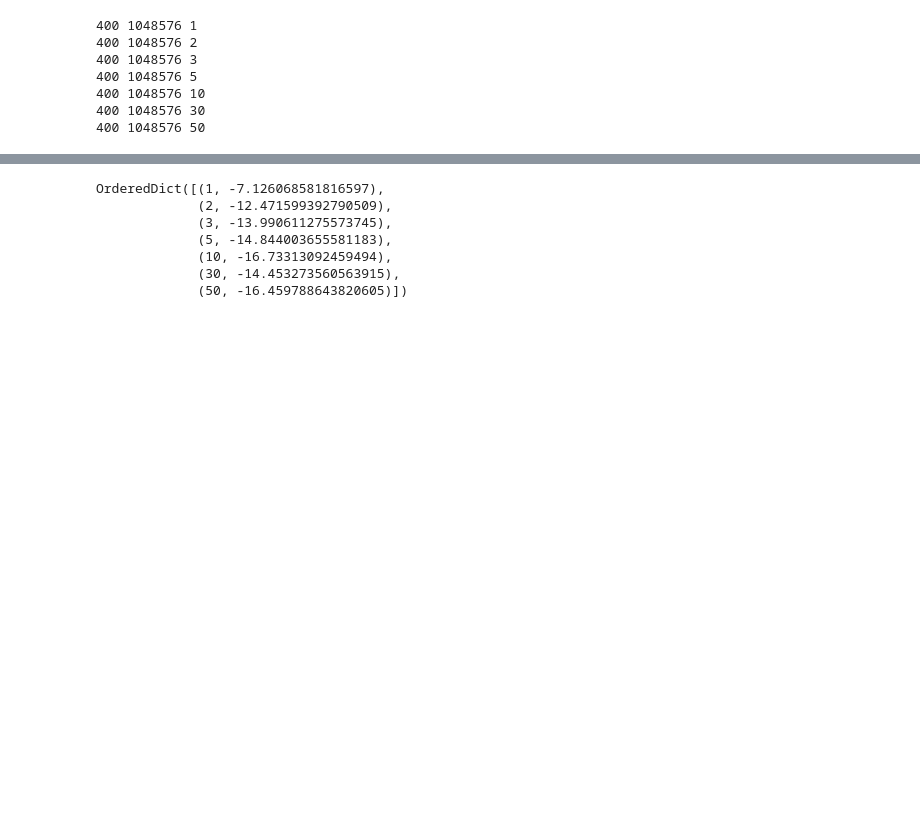
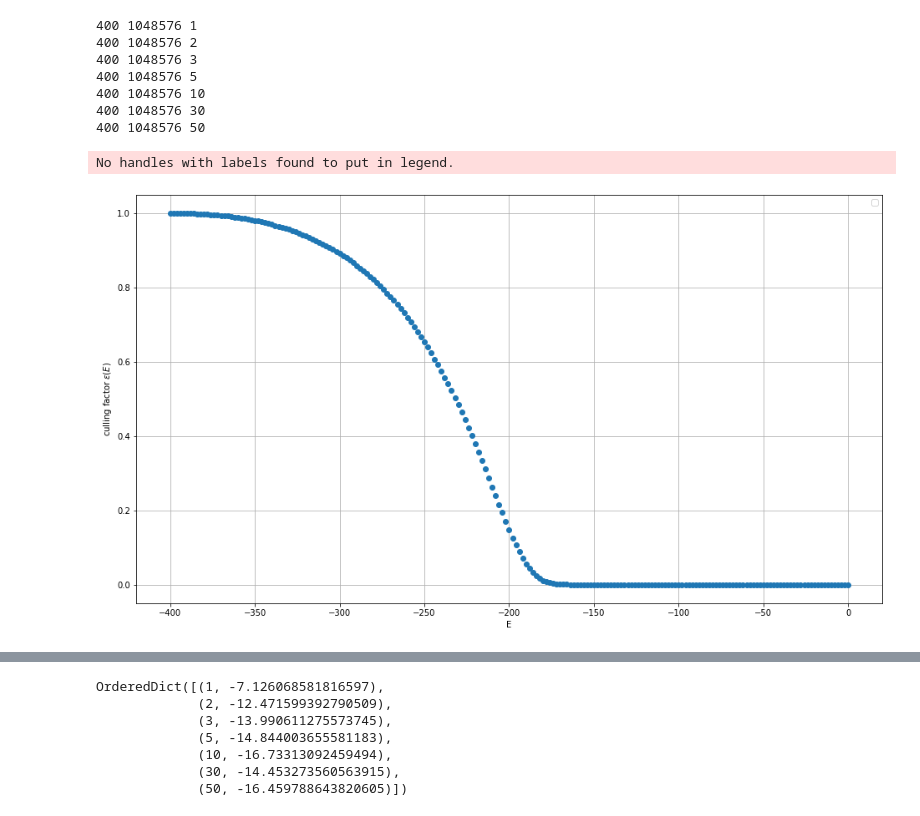
Before and after one commit to MarvelousLim/Potts20Simulation, a Jupyter notebook: Potts20Simulation/IsingEntropyAccurasy.ipynb, the cells around one changed output, grey strips where cells are left out. Saved outputs shown, nothing was run; the diff lists cells and outputs as text; code cells hidden in the pictures; blank space fills up the shorter version.

```diff
--- a/Potts20Simulation/IsingEntropyAccurasy.ipynb
+++ b/Potts20Simulation/IsingEntropyAccurasy.ipynb
@@ -30,7 +30,7 @@ def get_DOS(N):
         DOS[-k] = C(N, k)
         Z += C(N, k)
     for k in range(200, 401, 2):
-        DOS[-k] /= (2 * Z)
+        DOS[-k] /= (Z * 2)
     return DOS
 # %%
 for nSteps in [1, 2, 3, 5, 10, 30, 50]:
@@ -71,3 +71,17 @@ for nSteps in [1, 2, 3, 5, 10, 30, 50]:
 400 1048576 10
 400 1048576 30
 400 1048576 50
+# %%
+plt.figure(figsize=(16, 9))
+threshold = -200
+plt.plot([E for E in culling_factor if E % 2 == 0], [c for E, c in culling_factor.items() if E % 2 == 0], 'o')
+
+plt.ylabel("culling factor $\epsilon(E)$")
+plt.xlabel("E")
+#plt.yscale("log")
+plt.legend()
+plt.grid()
+plt.savefig("2.png")
+# %% [output]
+No handles with labels found to put in legend.
+[figure, added]
```
Also changed, not shown: parts of 5 cells of this notebook, 7 other files.
